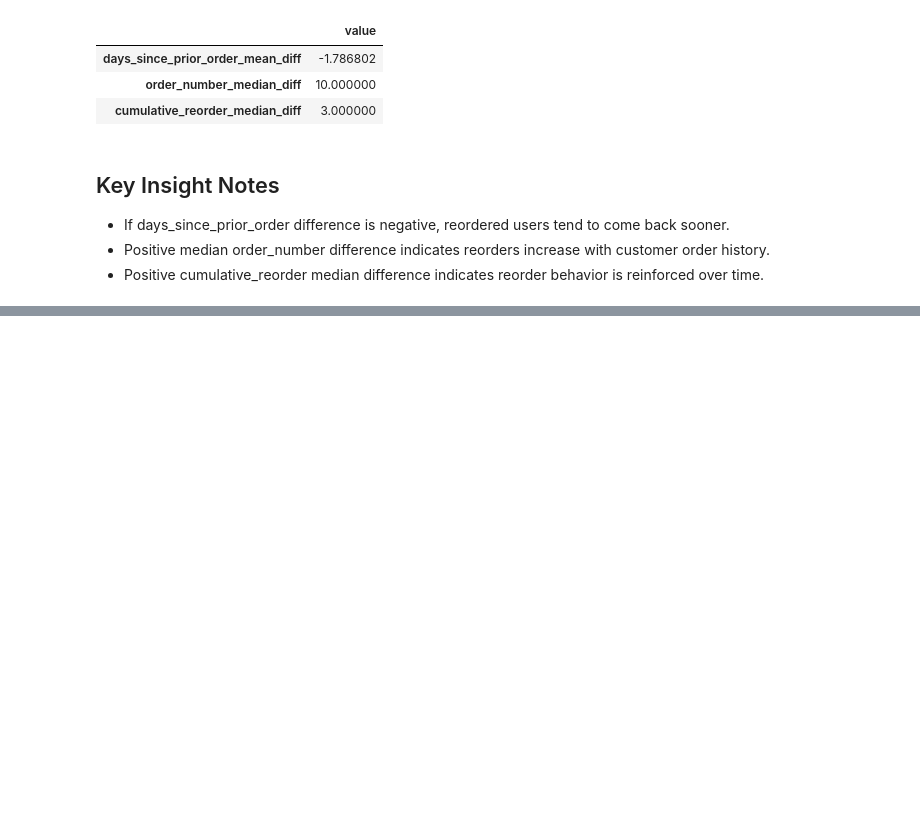
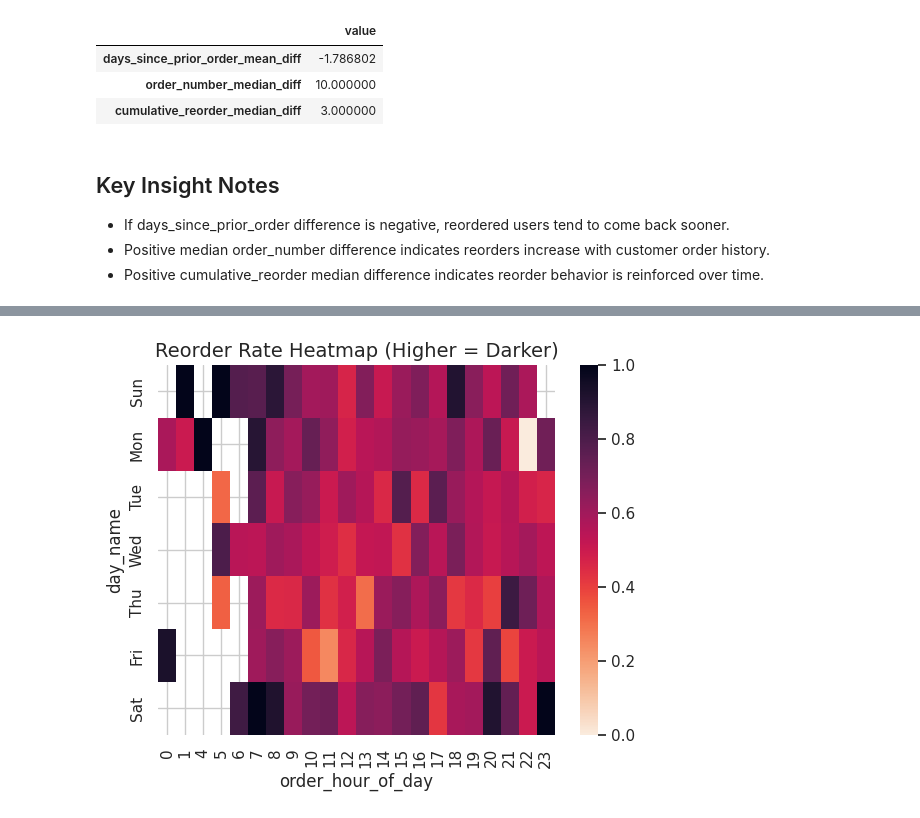
Before and after one commit to ppts2545/Instacart-Market-Basket-Analysis, a Jupyter notebook: notebooks/02_Exploratory_Data_Analysis/02_customer_behavior.ipynb, the cells around one changed output, grey strips where cells are left out. Drawn from its saved outputs; the diff is of its cells as text; code cells hidden in the pictures; blank space fills up the shorter version.

Commit message:
anlyst more on customer behavior on average order reorder compare to daytime

```diff
--- a/notebooks/02_Exploratory_Data_Analysis/02_customer_behavior.ipynb
+++ b/notebooks/02_Exploratory_Data_Analysis/02_customer_behavior.ipynb
@@ -140,0 +171,27 @@ pd.Series(comparison_stats).to_frame("value")
+# %%
+day_map = {
+    0: "Sun", 1: "Mon", 2: "Tue",
+    3: "Wed", 4: "Thu", 5: "Fri", 6: "Sat"
+}
+
+order_level["day_name"] = order_level["order_dow"].map(day_map)
+order_level["day_name"] = pd.Categorical(
+    order_level["day_name"],
+    categories=["Sun", "Mon", "Tue", "Wed", "Thu", "Fri", "Sat"],
+    ordered=True
+)
+
+customer_kpi = (
+    order_level.groupby(["day_name", "order_hour_of_day"], observed=False)
+    .agg(
+        avg_orders=("order_id", "count"),
+        avg_products_per_order=("total_products", "mean"),
+        avg_reorder_rate=("reorder_rate", "mean"),
+        avg_days_between_orders=("days_since_prior_order", "mean"),
+    )
+    .reset_index()
+    .sort_values(["day_name", "order_hour_of_day"])
+)
+
+print("Order-Customer KPI Summary:")
+display(customer_kpi.describe(include="all"))
@@ -140,0 +212,12 @@ pd.Series(comparison_stats).to_frame("value")
+# %%
+pivot = customer_kpi.pivot(
+    index="day_name",
+    columns="order_hour_of_day",
+    values="avg_reorder_rate"
+)
+
+sns.heatmap(pivot, cmap="rocket_r")
+plt.title("Reorder Rate Heatmap (Higher = Darker)", fontsize=14)
+plt.show()
+# %% [output]
+[figure, added]
```
Also changed, not shown: parts of 6 cells of this notebook.
